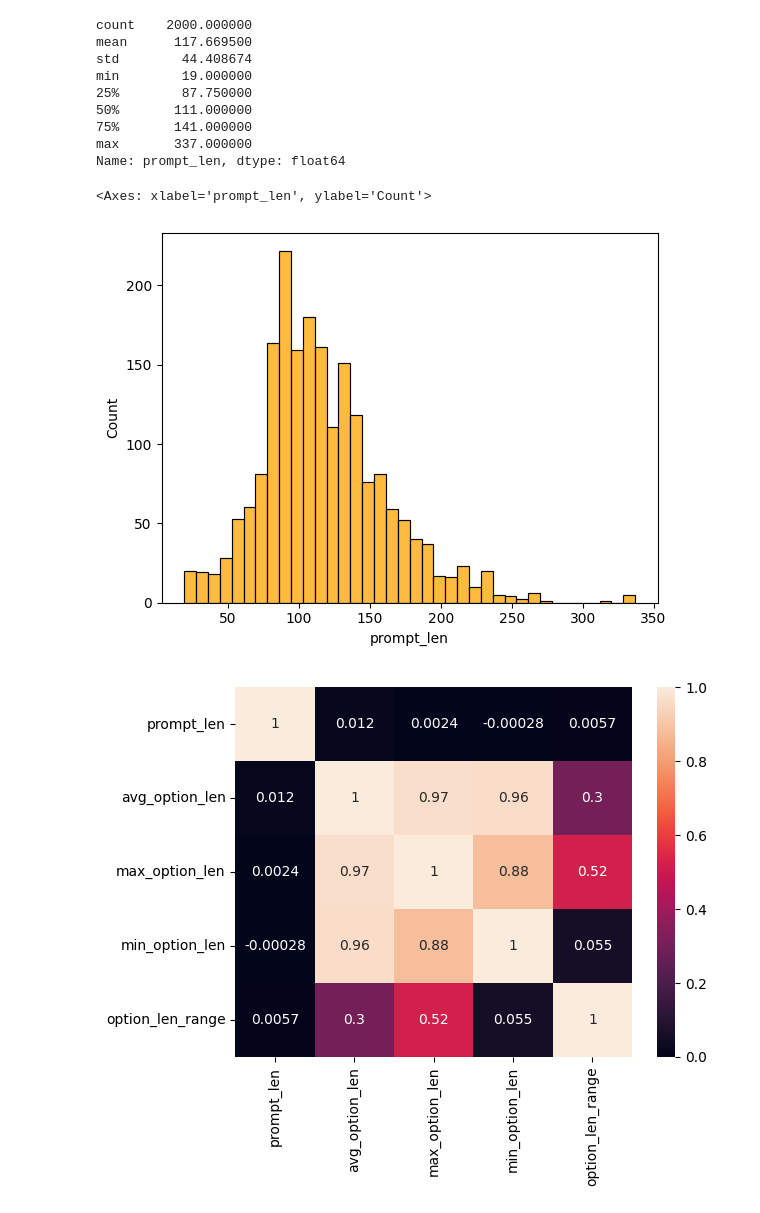
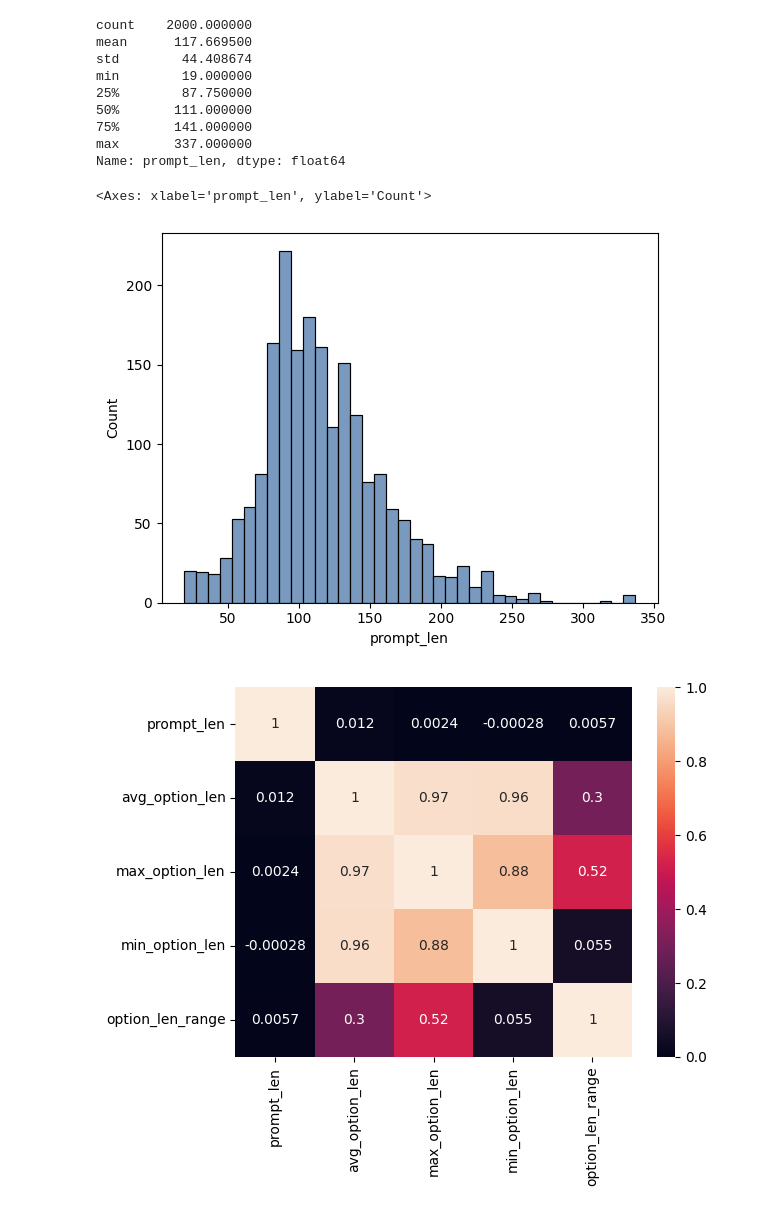
Before and after one commit to ChandraMohaniitm/dl-23f3001092-notebook-t22026, a Jupyter notebook: DL-23f3001092-notebook-t22026.ipynb, the cells around one changed output. Saved outputs shown, nothing was run; the diff lists cells and outputs as text; code cells hidden in the pictures.

Commit message:
EDA charts & visuals

```diff
--- a/DL-23f3001092-notebook-t22026.ipynb
+++ b/DL-23f3001092-notebook-t22026.ipynb
@@ -239,10 +239,10 @@ min        19.000000
 max       337.000000
 Name: prompt_len, dtype: float64
 # %%
-sns.histplot(train_df["prompt_len"],color='orange')
+sns.histplot(train_df["prompt_len"],color='#4C78A8')
 # %% [output]
 <Axes: xlabel='prompt_len', ylabel='Count'>
-[figure, old version]
+[figure, new version]
 # %%
 from wordcloud import WordCloud
 # %%
```
Also changed, not shown: parts of 2 cells of this notebook.
